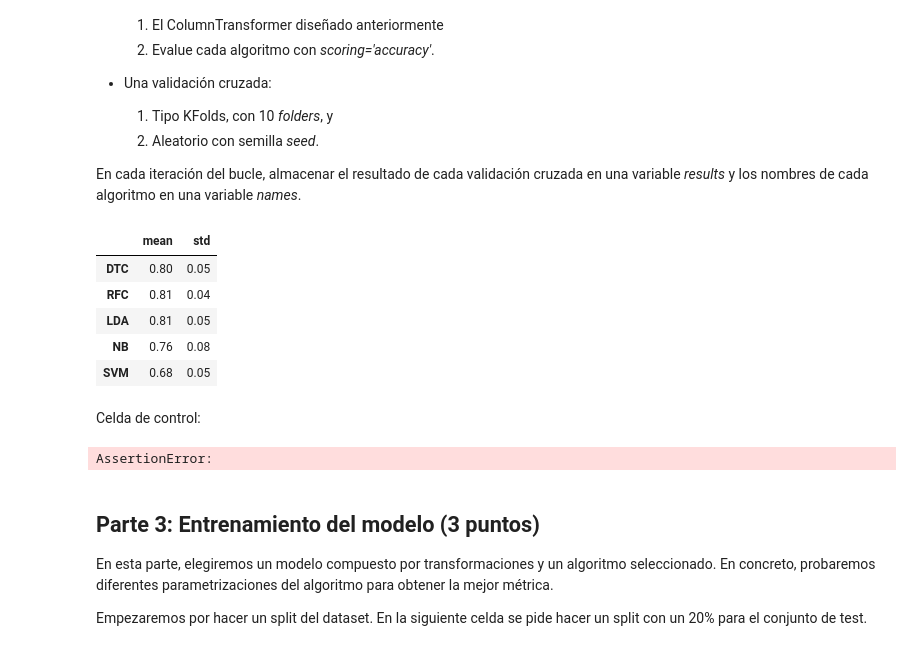
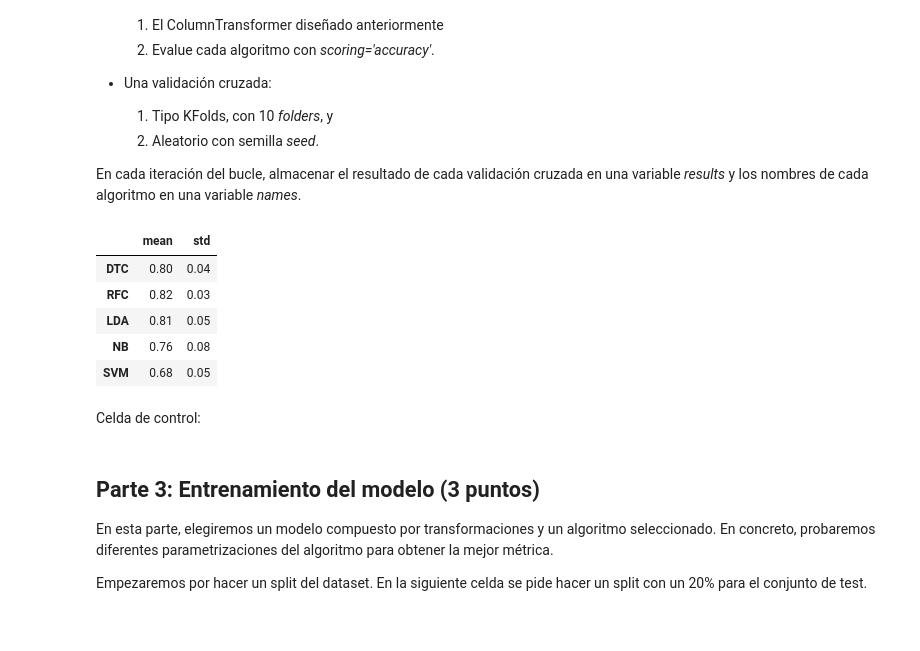
Before and after one commit to gerardofv02/Master, a Jupyter notebook: Machine learning - PART IV/Tarea/ejercicio1.ipynb, the cells around one changed output. Cells and saved outputs as stored; diff of their text form; code cells hidden in the pictures.

```diff
--- a/Machine learning - PART IV/Tarea/ejercicio1.ipynb
+++ b/Machine learning - PART IV/Tarea/ejercicio1.ipynb
@@ -150,7 +150,7 @@ titles=[['Mr','Mrs','Miss']]
 col_transformer = ColumnTransformer(
     [
         ("nulltr",NullsTransformer,['Cabin']),
-        ("imputer",KNNImputer(n_neighbors=5,metric='nan_euclidean',weights='uniform'),['Pclass','Age','Fare','SibSp']),
+        ("imputer",KNNImputer(n_neighbors=5,metric='nan_euclidean',weights='uniform'),['Pclass','Age','SibSp','Fare']),
         ('ohe1',OneHotEncoder(drop='if_binary'), ['Sex']),
         ('ohe2',OneHotEncoder(drop='first',handle_unknown='ignore'), ['Embarked']),
         ('ohe3',OneHotEncoder(handle_unknown='ignore'), ['Parch']),
@@ -216,35 +216,35 @@ En cada iteración del bucle, almacenar el resultado de cada validación cruzada
 # %%
 results = []
 names = []
 
 ### BEGIN SOLUTION
 
 # para la validacion cruzada:
 cv = KFold(n_splits=10,random_state=seed, shuffle=True)
 
 for name, model in models:
     # 1
     col_transformer.fit_transform(X)
 
     my_model = make_pipeline(col_transformer,model)
-    my_model.fit(X, y)
-    y_hat = my_model.predict(X)
-    accuracy_score(y_true=y, y_pred=y_hat) # mala práctica el no dividir los datos en trein y test, pero aun no se ha pedido hacer. asiq ue no esta mal para ver un #   poco por encima que modelo puede ser mejor
+    # my_model.fit(X, y)
+    # y_hat = my_model.predict(X)
+    # accuracy_score(y_true=y, y_pred=y_hat) # mala práctica el no dividir los datos en trein y test, pero aun no se ha pedido hacer. asiq ue no esta mal para ver un #   poco por encima que modelo puede ser mejor
 
     # 2
     names.append(name)
     scores = cross_val_score(my_model,X,y, cv=cv)
     results.append(scores)
 
 
 ### END SOLUTION
 
 df_stats = pd.DataFrame(results, index=names).agg(['mean', 'std'], axis=1).round(2)
 df_stats
 # %% [output]
 |  | mean | std |
-| DTC | 0.80 | 0.05 |
-| RFC | 0.81 | 0.04 |
+| DTC | 0.80 | 0.04 |
+| RFC | 0.82 | 0.03 |
 | LDA | 0.81 | 0.05 |
 | NB | 0.76 | 0.08 |
 | SVM | 0.68 | 0.05 |
@@ -253,8 +253,6 @@ Celda de control:
 # %%
 assert len(results) == len(models)
 assert df_stats.mean().sum().round(3) == 0.824
-# %% [output]
-AssertionError:
 # %% [markdown]
 ## Parte 3: Entrenamiento del modelo (3 puntos)
 
```
Also changed, not shown: parts of 4 cells of this notebook, 1 other file.
